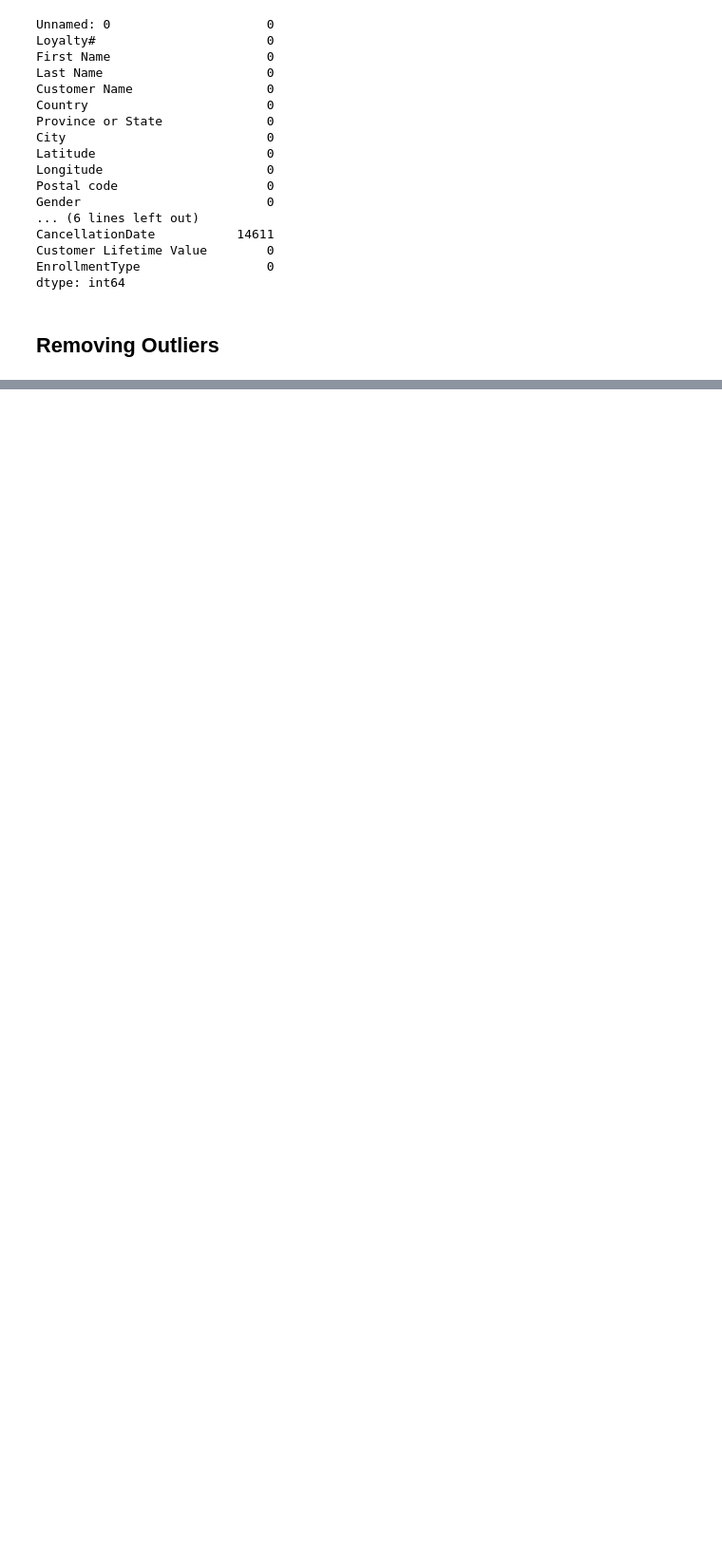
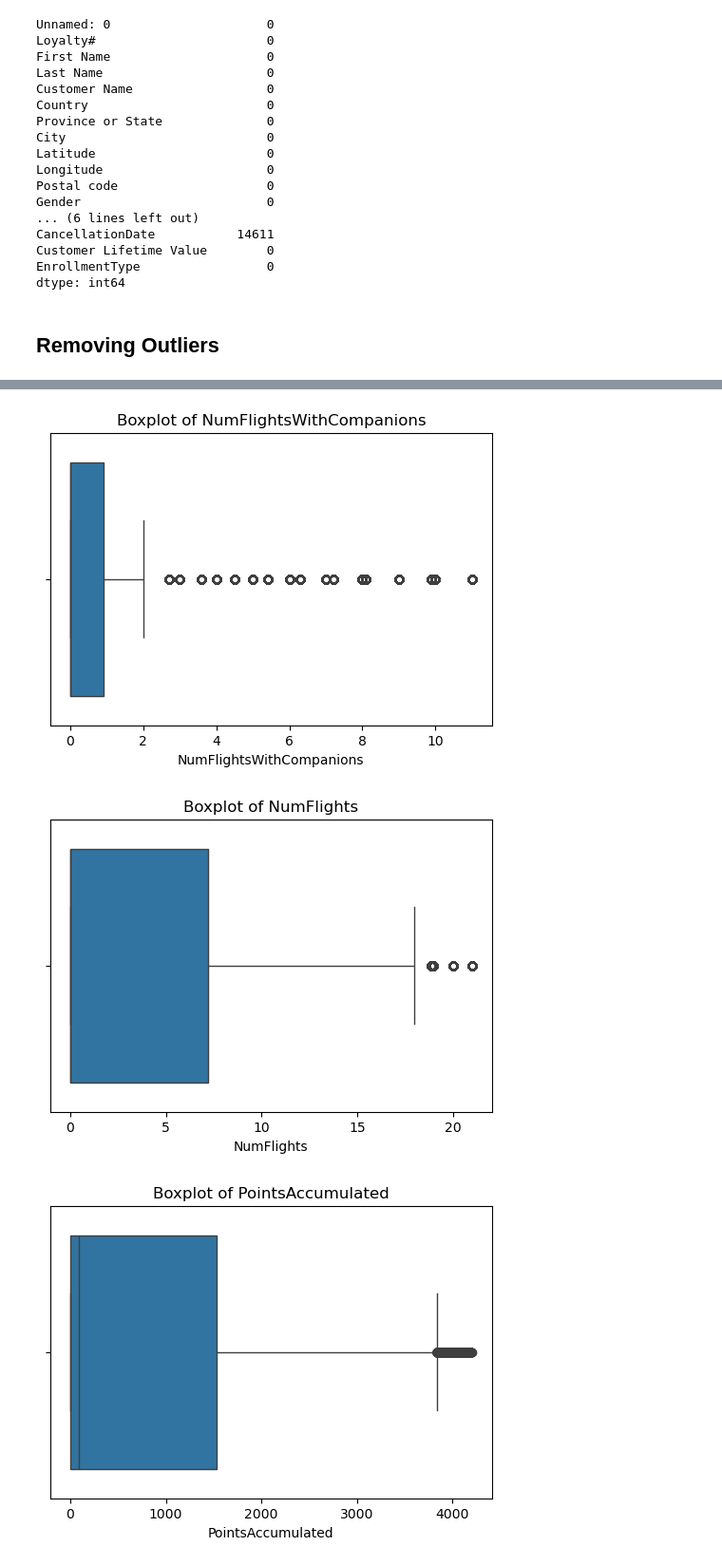
Before and after one commit to lCarvas/data-mining, a Jupyter notebook: src/GroupXX_EDA_Code.ipynb, the cells around one changed output, grey strips where cells are left out. Shown at 95% size. Cells and saved outputs as stored; diff of their text form; code cells hidden in the pictures; blank space fills up the shorter version.

```diff
--- a/src/GroupXX_EDA_Code.ipynb
+++ b/src/GroupXX_EDA_Code.ipynb
@@ -486,0 +504,46 @@ dtype: int64
+# %%
+dataFlights_central = dataFlights.copy()
+
+numeric_cols = dataFlights_central.select_dtypes(include='number').columns
+
+outlier_summary = pd.DataFrame(
+    columns=['Q1', 'Q3', 'IQR', 'Lower Bound', 'Upper Bound', 'Outlier Count', 'Outlier %']
+)
+
+for col in numeric_cols:
+    Q1 = dataFlights_central[col].quantile(0.25)
+    Q3 = dataFlights_central[col].quantile(0.75)
+    IQR = Q3 - Q1
+    lower_bound = Q1 - 1.5 * IQR
+    upper_bound = Q3 + 1.5 * IQR
+
+    outliers = dataFlights_central[
+        (dataFlights_central[col] < lower_bound) |
+        (dataFlights_central[col] > upper_bound)
+    ]
+
+    outlier_summary.loc[col] = [
+        Q1,
+        Q3,
+        IQR,
+        lower_bound,
+        upper_bound,
+        outliers.shape[0],
+        round(outliers.shape[0] / dataFlights_central.shape[0] * 100, 2)
+    ]
+
+
+
+
+#I opened the excel and deduced that these were probably the columns with outliers
+cols_to_plot = ['NumFlightsWithCompanions', 'NumFlights', 'PointsAccumulated', 'DistanceKM']
+
+for col in cols_to_plot:
+    plt.figure(figsize=(6, 4))
+    sns.boxplot(x=dataFlights_central[col])
+    plt.title(f'Boxplot of {col}')
+    plt.show()
+# %% [output]
+[figure, added]
+[figure, added]
+[figure, added]
```
Also changed, not shown: parts of 8 cells of this notebook.
